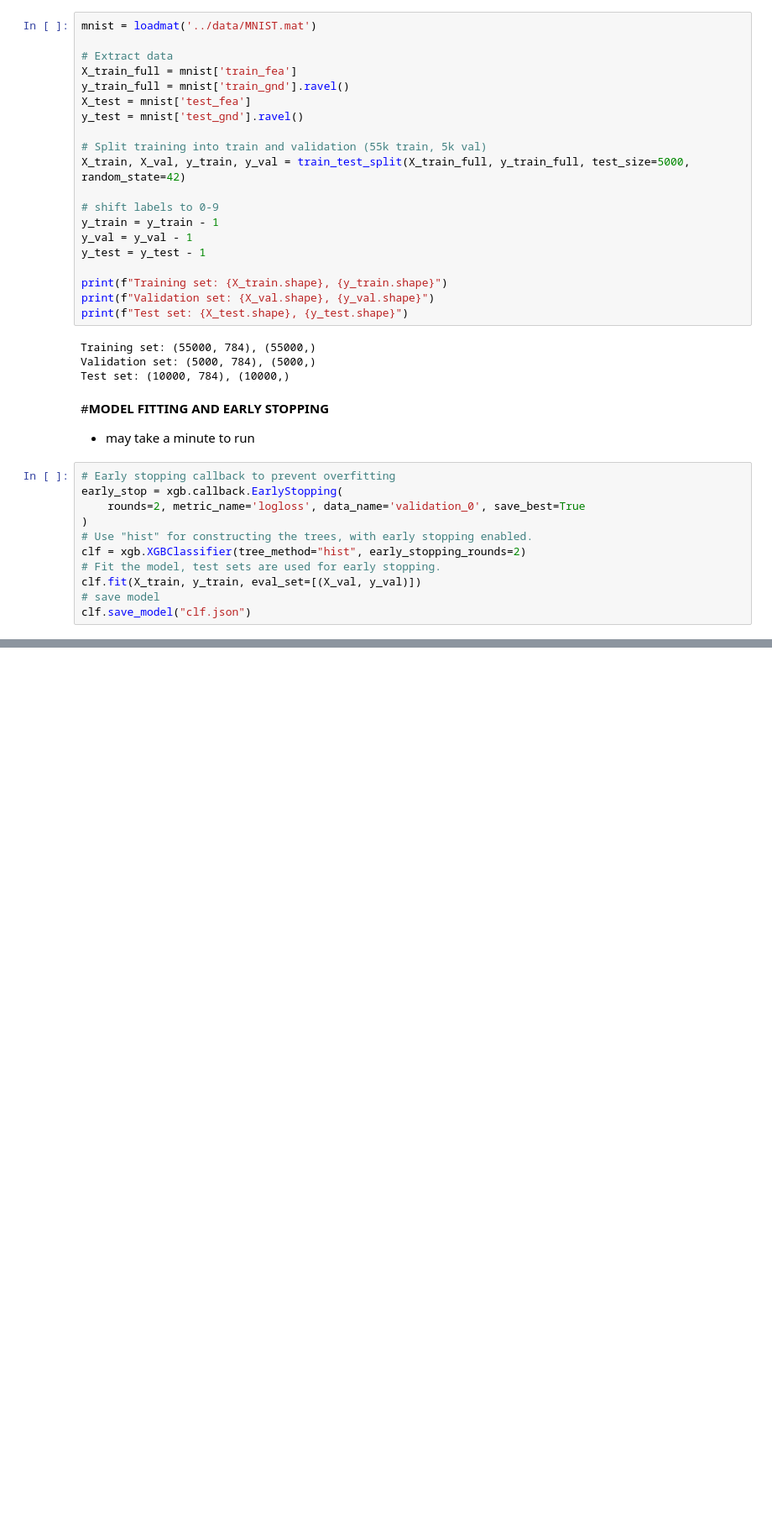
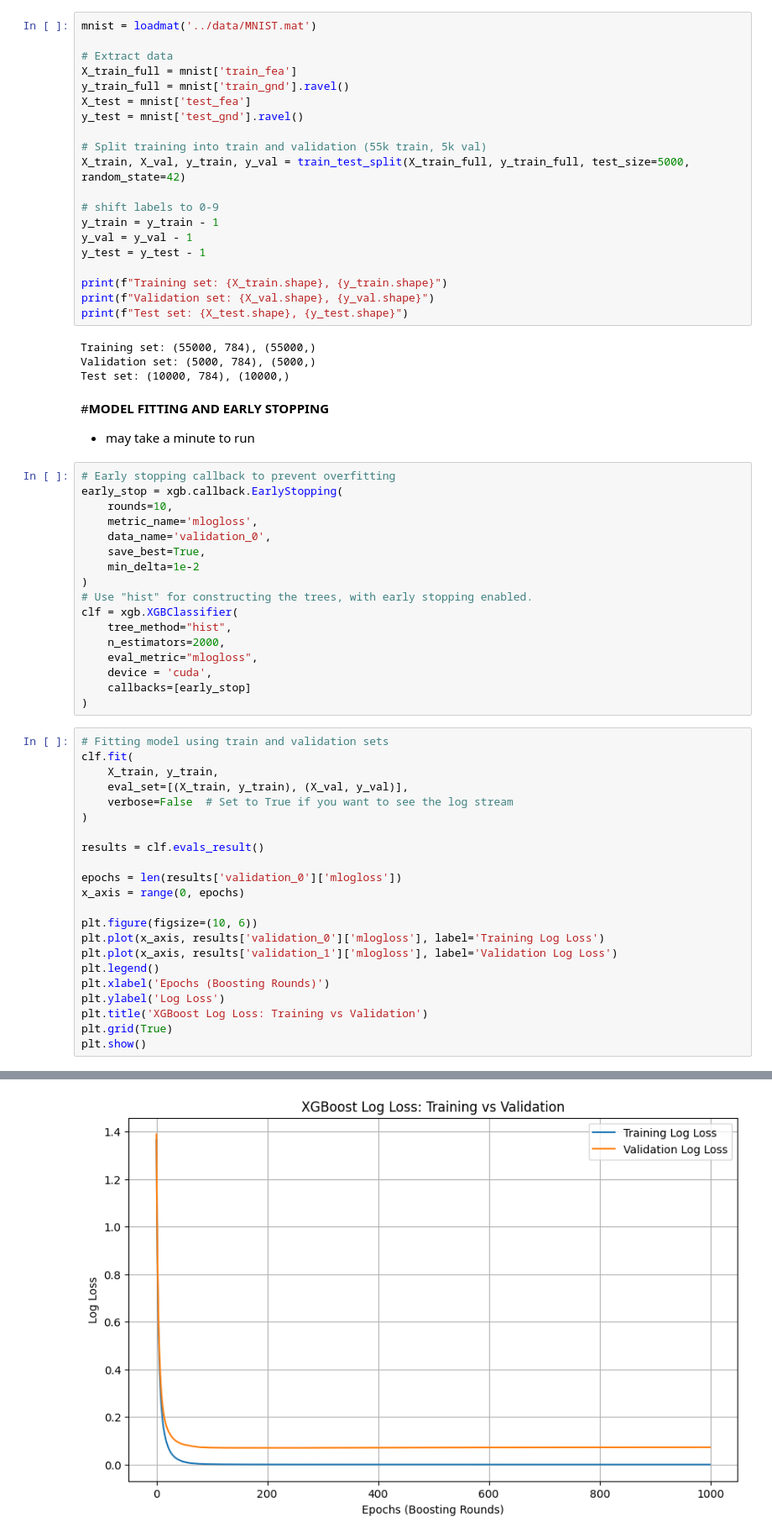
Before and after one commit to gav-ip/cse176-fall-proj, a Jupyter notebook: part2/xgboost.ipynb, the cells around one changed output, grey strips where cells are left out. Shown at 84% size. Saved outputs shown, nothing was run; the diff lists cells and outputs as text; blank space fills up the shorter version.

Commit message:
feat: add early stopping and classification report for XGB
including a note recommending Google Colab for faster inference.

```diff
--- a/part2/xgboost.ipynb
+++ b/part2/xgboost.ipynb
@@ -41,15 +43,43 @@ Test set: (10000, 784), (10000,)
 # %% [markdown]
 #**MODEL FITTING AND EARLY STOPPING**
 - may take a minute to run
+# %%
+# Early stopping callback to prevent overfitting
+early_stop = xgb.callback.EarlyStopping(
+    rounds=10,
+    metric_name='mlogloss',
+    data_name='validation_0',
+    save_best=True,
+    min_delta=1e-2
+)
+# Use "hist" for constructing the trees, with early stopping enabled.
+clf = xgb.XGBClassifier(
+    tree_method="hist",
+    n_estimators=2000,
+    eval_metric="mlogloss",
+    device = 'cuda',
+    callbacks=[early_stop]
+)
 # %%
-# Early stopping callback to prevent overfitting
-early_stop = xgb.callback.EarlyStopping(
-    rounds=2, metric_name='logloss', data_name='validation_0', save_best=True
+# Fitting model using train and validation sets
+clf.fit(
+    X_train, y_train,
+    eval_set=[(X_train, y_train), (X_val, y_val)],
+    verbose=False  # Set to True if you want to see the log stream
 )
-# Use "hist" for constructing the trees, with early stopping enabled.
-clf = xgb.XGBClassifier(tree_method="hist", early_stopping_rounds=2)
-# Fit the model, test sets are used for early stopping.
-clf.fit(X_train, y_train, eval_set=[(X_val, y_val)])
-# save model
-clf.save_model("clf.json")
+
+results = clf.evals_result()
+
+epochs = len(results['validation_0']['mlogloss'])
+x_axis = range(0, epochs)
+
+plt.figure(figsize=(10, 6))
+plt.plot(x_axis, results['validation_0']['mlogloss'], label='Training Log Loss')
+plt.plot(x_axis, results['validation_1']['mlogloss'], label='Validation Log Loss')
+plt.legend()
+plt.xlabel('Epochs (Boosting Rounds)')
+plt.ylabel('Log Loss')
+plt.title('XGBoost Log Loss: Training vs Validation')
+plt.grid(True)
+plt.show()
 # %% [output]
@@ -72,0 +86 @@ clf.save_model("clf.json")
+[figure, added]
```
Also changed, not shown: parts of 8 cells of this notebook.
